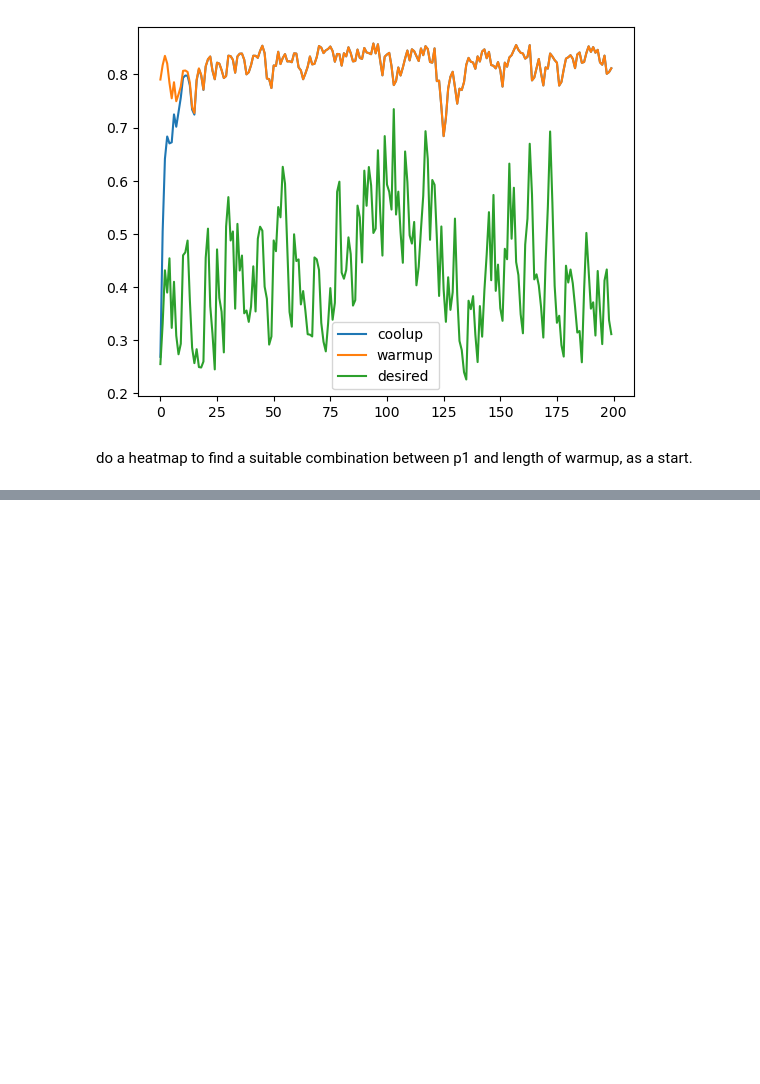
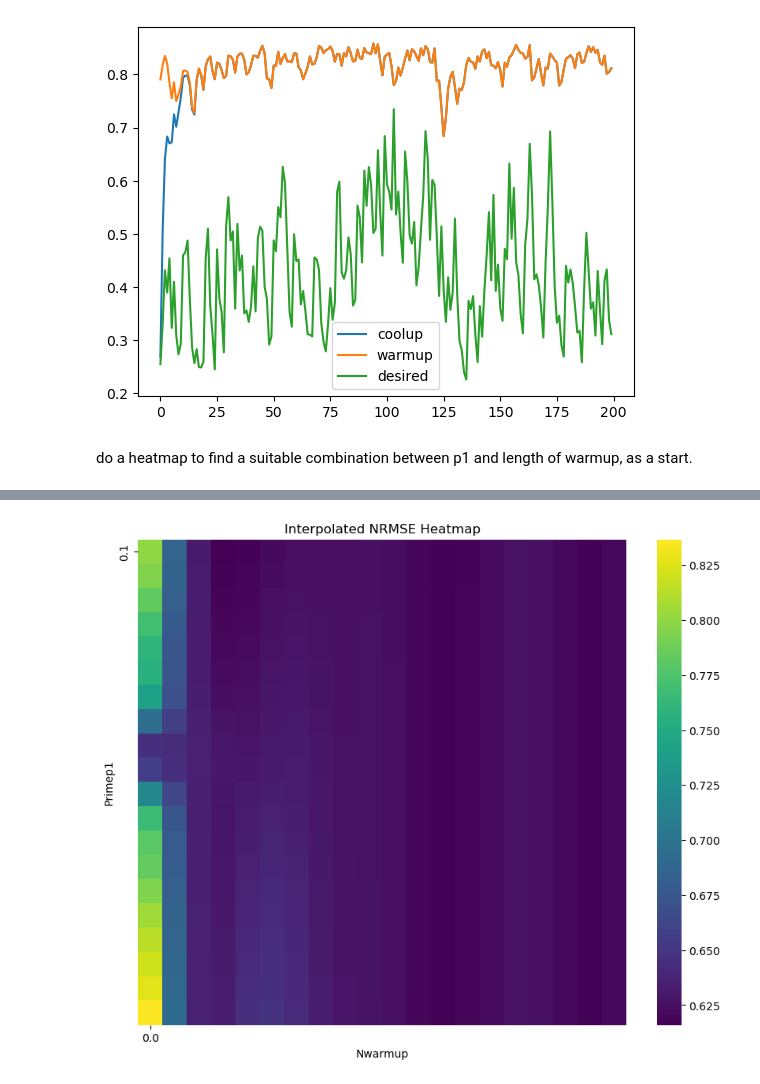
Before and after one commit to spintronic-computing-group/spnc, a Jupyter notebook: warmup.ipynb, the cells around one changed output, grey strips where cells are left out. Saved outputs shown, nothing was run; the diff lists cells and outputs as text; code cells hidden in the pictures; blank space fills up the shorter version.

Commit message:
plot a heatmap

```diff
--- a/warmup.ipynb
+++ b/warmup.ipynb
@@ -428,0 +431,36 @@ plt.show()
+# %%
+import numpy as np
+from scipy.interpolate import interp2d
+import seaborn as sns
+import matplotlib.pyplot as plt
+
+# 创建更密集的网格点
+Primep1_dense = np.linspace(Primep1_list.min(), Primep1_list.max(), 20)
+Nwarmup_dense = np.linspace(Nwarmup_list.min(), Nwarmup_list.max(), 20)
+
+# 创建插值函数
+f = interp2d(Nwarmup_list, Primep1_list, nrmse_list, kind='cubic')
+
+# 计算插值结果
+nrmse_dense = f(Nwarmup_dense, Primep1_dense)
+
+# 创建新的数据框
+data_dense = {
+    'Primep1': np.repeat(Primep1_dense, len(Nwarmup_dense)),
+    'Nwarmup': np.tile(Nwarmup_dense, len(Primep1_dense)),
+    'NRMSE': nrmse_dense.flatten()
+}
+df_dense = pd.DataFrame(data_dense)
+
+# 绘制高分辨率热力图
+plt.figure(figsize=(10, 8))
+sns.heatmap(df_dense.pivot('Primep1', 'Nwarmup', 'NRMSE'),
+            cmap='viridis',
+            xticklabels=20,
+            yticklabels=20)
+plt.title('Interpolated NRMSE Heatmap')
+plt.xlabel('Nwarmup')
+plt.ylabel('Primep1')
+plt.show()
+# %% [output]
+[figure, added]
```
Also changed, not shown: parts of 2 cells of this notebook.
